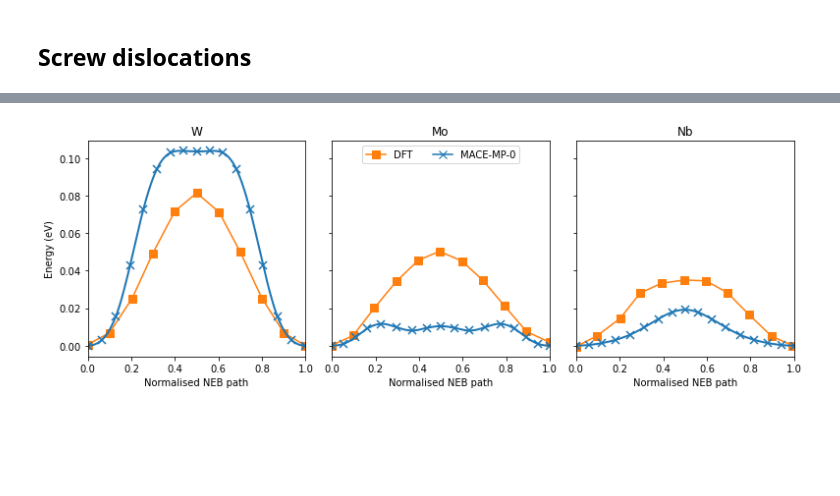
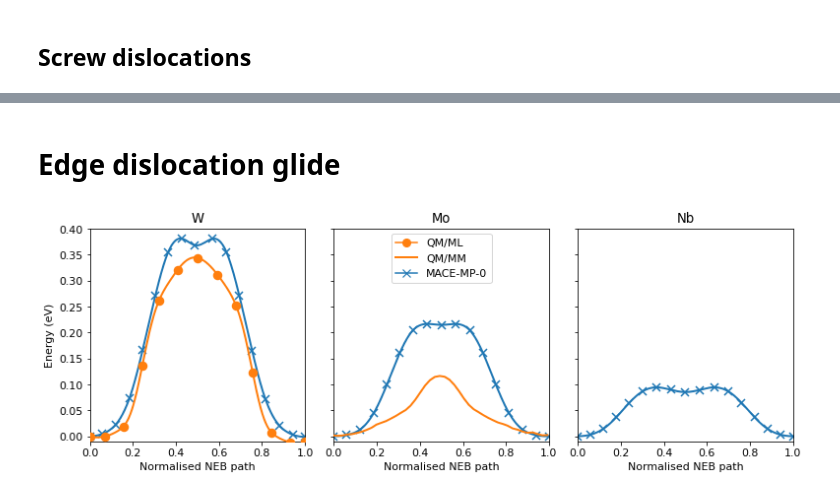
Before and after one commit to pgrigorev/mace_bcc_test, a Jupyter notebook: figures.ipynb, the cells around one changed output, grey strips where cells are left out. Saved outputs shown, nothing was run; the diff lists cells and outputs as text; code cells hidden in the pictures; blank space fills up the shorter version.

```diff
--- a/figures.ipynb
+++ b/figures.ipynb
@@ -2,6 +13,8 @@
 import numpy as np
 import pandas as pd
 import matplotlib.pyplot as plt
+
+plt.rcParams['font.size'] = 11
 # %% [markdown]
 ## Elastic constants
 # %%
@@ -56,11 +73,11 @@ fig.savefig("figures/elastic_constants.pdf")
 ## Energy vs volume
 # %%
 import matplotlib.pyplot as plt
-
+plt.rcParams['font.size'] = 11
 
 
 def plot_eos(potential, label, axes=None):
-    color=["C1", "C0"]
+    colors=["C2", "C4"]
     if axes is None:
         fig, axes = plt.subplots(ncols=3, figsize=(12, 4), sharey=True)
 
@@ -68,13 +85,13 @@ def plot_eos(potential, label, axes=None):
 
         eos = pd.read_csv(f"results/eos_MACE-MP-0-{potential}_{symbol}.csv")
         dft_eos = pd.read_csv(f"data/eos_DFT_{symbol}.csv")
-        dft_eos.plot(x="V/atom_BCC", y="Delta_BCC_E", ax=ax, style="C0o", legend=False)
-        dft_eos.plot(x="V/atom_FCC", y="Delta_FCC_E", ax=ax, style="C1s", legend=False)
+        dft_eos.plot(x="V/atom_BCC", y="Delta_BCC_E", ax=ax, style=f"{colors[0]}o", legend=False)
+        dft_eos.plot(x="V/atom_FCC", y="Delta_FCC_E", ax=ax, style=f"{colors[1]}s", legend=False)
         #dft_eos.plot(x="V/atom_A15", y="Delta_A15_E", ax=ax, style="C2^", legend=False)
 
         eos.plot(x="V/atom", y=["Delta_BCC_E", "Delta_FCC_E"], #"Delta_A15_E"],
                 label=["BCC", "FCC"], #"A15"],
-                ylabel="Energy (eV/atom)", legend=False, ax=ax, lw=2.)
+                ylabel="Energy (eV/atom)", legend=False, ax=ax, lw=2., color=colors)
 
 
         ax.set_xlim(13, 21)
@@ -83,15 +100,15 @@ def plot_eos(potential, label, axes=None):
         ax.set_title(f"{symbol}")
         ax.set_xlabel("Volume (A$^3$/atom)")
 
-    first_legend_lines = [axes[1].plot([], [], marker='None', color='C0', linestyle='-')[0],
-                        axes[1].plot([], [], marker='None', color='C1', linestyle='-')[0],
+    first_legend_lines = [axes[1].plot([], [], marker='None', color=colors[0], linestyle='-')[0],
+                        axes[1].plot([], [], marker='None', color=colors[1], linestyle='-')[0],
                         axes[1].plot([], [], marker='None', color='C2', linestyle='-')[0]]
     first_legend = axes[1].legend(first_legend_lines, ['BCC', 'FCC'],# 'A15'],
                                   title=label, loc="upper center")
 
     # Create a list of Line2D objects that represent the markers in the second legend
-    second_legend_lines = [axes[1].plot([], [], marker='o', color='C0', linestyle='None')[0],
-                        axes[1].plot([], [], marker='s', color='C1', linestyle='None')[0],
+    second_legend_lines = [axes[1].plot([], [], marker='o', color=colors[0], linestyle='None')[0],
+                        axes[1].plot([], [], marker='s', color=colors[1], linestyle='None')[0],
                         axes[1].plot([], [], marker='^', color='C2', linestyle='None')[0]]
 
     # Add the second legend to the plot
@@ -210,30 +355,43 @@ fig.savefig("figures/stacking_fault_energy_W_Mo_Nb_medium.pdf")
+# %% [markdown]
+# Edge dislocation glide
 # %%
+import numpy as np
 import matplotlib.pyplot as plt
 from ase.io import read
 import sys
 sys.path.append("scripts")
 from plot_neb_mpl import plot_neb
 colors = {"small": "C0", "medium": "C0", "large": "C4", "MPtrj": "C5"}
 
 fig, axes = plt.subplots(1, 3, figsize=(11, 4), sharex=True, sharey=True)
 
+axes[1].plot([], [], label="QM/ML", color="C1", ms=8, linestyle="-", marker="o", zorder=10)
+
 for symbol, ax in zip(["W", "Mo", "Nb"], axes):
-    dft = pd.read_csv(f"data/screw_dislocation_glide_DFT_{symbol}.csv")
-    ax.plot(dft.s, dft.E, "-s", c="C1", ms=8, label="DFT")
-    for potential in ["medium"]:
-        images = read(f"results/cyl_{symbol}_screw_glide_neb_MACE-MP-0-{potential}_degenerate.xyz", index=":")
-        plot_neb(images, label="MACE-MP-0", ax=ax, color=colors[potential], ms=8, linestyle="-", marker="x")
+    #ax.plot(dft_results_junction[symbol][0], dft_results[symbol][1], "-s", c="C1", ms=8, label="DFT")
+    if symbol == "W":
+        images = read(f"data/junction_glide_neb_QMML.xyz", index=":")
+        plot_neb(images, label="QM/ML", ax=ax, color="C1", ms=8, linestyle="-", marker="o", forces_only=True, zorder=10)
+    if symbol == "Mo":
+        s, E = np.loadtxt(f"data/junction_glide_neb_QMMM_Mo.csv", unpack=True, delimiter=',')
+        ax.plot(s, E, "-", c="C1", label="QM/MM", lw=2, zorder=10)
+
+    #for potential in ["small", "medium", "large"]:#, "MPtrj"]:
+    potential = "medium"
+    images = read(f"results/cyl_{symbol}_junction_glide_neb_MACE-MP-0-{potential}.xyz", index=":",)
+    plot_neb(images, label="MACE-MP-0", ax=ax, color=colors[potential], ms=8, linestyle="-", marker="x")
 
     ax.set_title(symbol)
     ax.set_ylabel('')
+
 axes[0].legend_.remove()
 axes[2].legend_.remove()
-axes[1].legend(loc="upper center", ncol=2)
 axes[0].set_xlim(0, 1)
-#axes[0].set_ylim(0, axes[0].get_ylim()[1])
+axes[0].set_ylim(-0.01, axes[0].get_ylim()[1])
 axes[0].set_ylabel("Energy (eV)")
+axes[1].legend(loc="upper center", ncol=1)# bbox_to_anchor=(-0.4, 1.0))
 fig.tight_layout()
 
-fig.savefig("figures/screw_dislocation_glide_W_Mo_Nb_medium.pdf")
+fig.savefig("figures/junction_dislocation_glide_W_Mo_Nb_medium.pdf")
 # %% [output]
-[figure, old version]
+[figure, new version]
```
Also changed, not shown: parts of 8 cells of this notebook, 6 other files.
